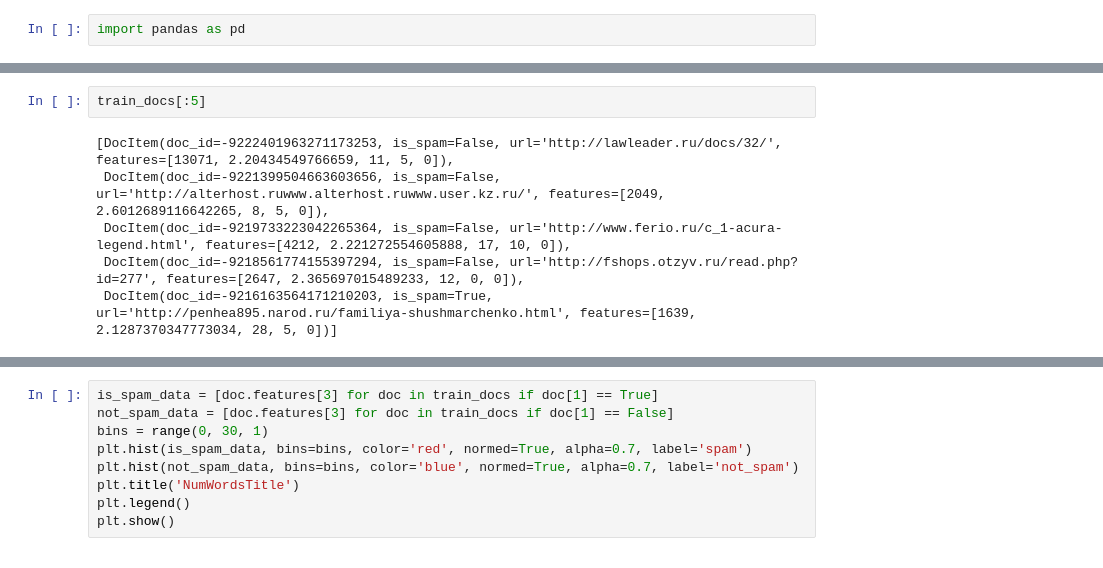
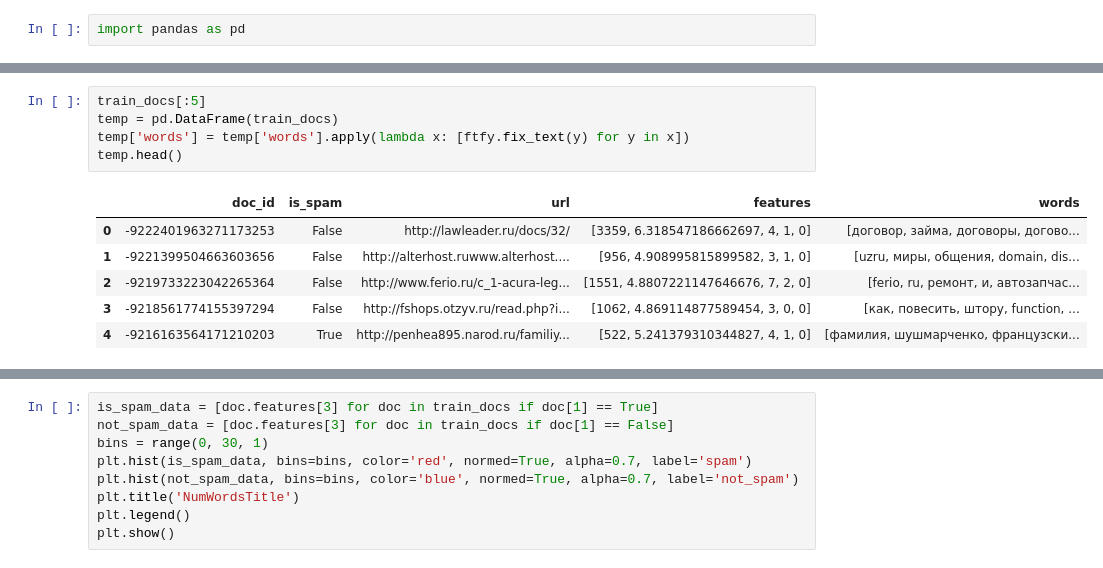
Before and after one commit to shivammehta25/Information-Retrieval, a Jupyter notebook: AntispamStatsSeminar.ipynb, the cells around one changed output, grey strips where cells are left out. Cells and saved outputs as stored; diff of their text form.

```diff
--- a/AntispamStatsSeminar.ipynb
+++ b/AntispamStatsSeminar.ipynb
@@ -374,8 +404,12 @@ Wall time: 16min 8s
-# %%
-train_docs[:5]
-# %% [output]
-[DocItem(doc_id=-9222401963271173253, is_spam=False, url='http://lawleader.ru/docs/32/', features=[13071, 2.20434549766659, 11, 5, 0]),
- DocItem(doc_id=-9221399504663603656, is_spam=False, url='http://alterhost.ruwww.alterhost.ruwww.user.kz.ru/', features=[2049, 2.6012689116642265, 8, 5, 0]),
- DocItem(doc_id=-9219733223042265364, is_spam=False, url='http://www.ferio.ru/c_1-acura-legend.html', features=[4212, 2.221272554605888, 17, 10, 0]),
- DocItem(doc_id=-9218561774155397294, is_spam=False, url='http://fshops.otzyv.ru/read.php?id=277', features=[2647, 2.365697015489233, 12, 0, 0]),
- DocItem(doc_id=-9216163564171210203, is_spam=True, url='http://penhea895.narod.ru/familiya-shushmarchenko.html', features=[1639, 2.1287370347773034, 28, 5, 0])]
+# %%
+train_docs[:5]
+temp = pd.DataFrame(train_docs)
+temp['words'] = temp['words'].apply(lambda x: [ftfy.fix_text(y) for y in x])
+temp.head()
+# %% [output]
+|  | doc_id | is_spam | url | features | words |
+| 0 | -9222401963271173253 | False | http://lawleader.ru/docs/32/ | [3359, 6.318547186662697, 4, 1, 0] | [договор, займа, договоры, догово... |
+| 1 | -9221399504663603656 | False | http://alterhost.ruwww.alterhost.... | [956, 4.908995815899582, 3, 1, 0] | [uzru, миры, общения, domain, dis... |
+| 2 | -9219733223042265364 | False | http://www.ferio.ru/c_1-acura-leg... | [1551, 4.8807221147646676, 7, 2, 0] | [ferio, ru, ремонт, и, автозапчас... |
+| 3 | -9218561774155397294 | False | http://fshops.otzyv.ru/read.php?i... | [1062, 4.869114877589454, 3, 0, 0] | [как, повесить, штору, function, ... |
+| 4 | -9216163564171210203 | True | http://penhea895.narod.ru/familiy... | [522, 5.241379310344827, 4, 1, 0] | [фамилия, шушмарченко, французски... |
```
Also changed, not shown: parts of 19 cells of this notebook.
